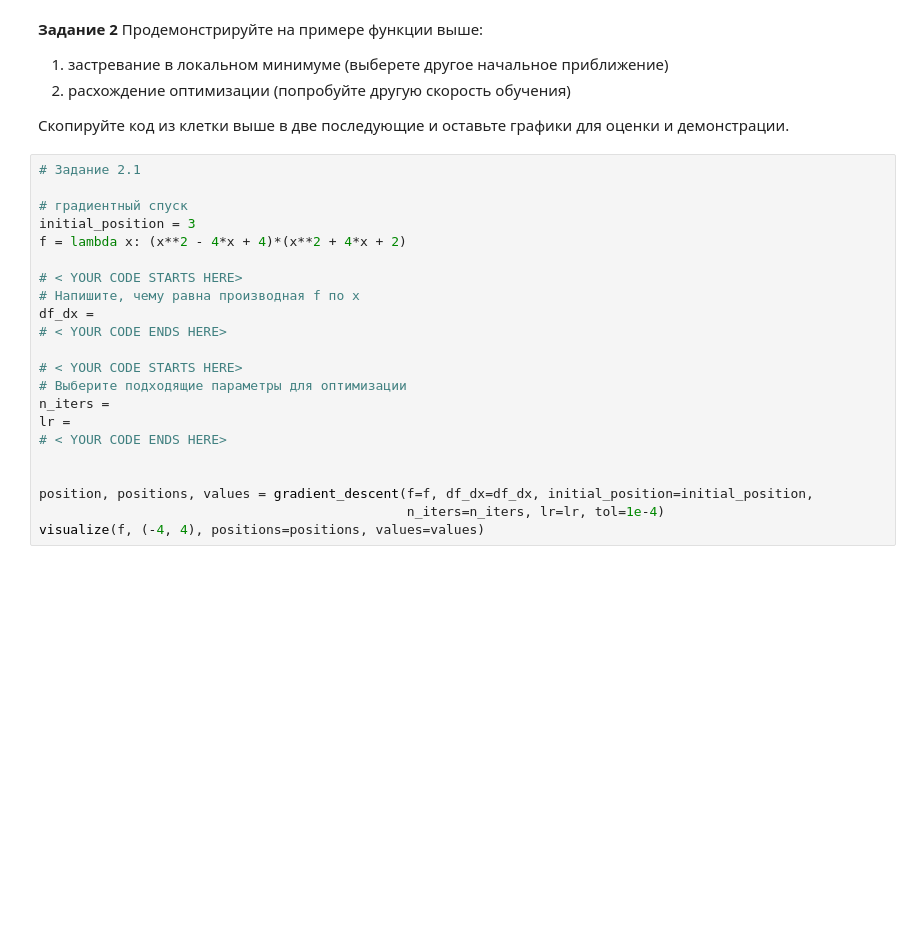
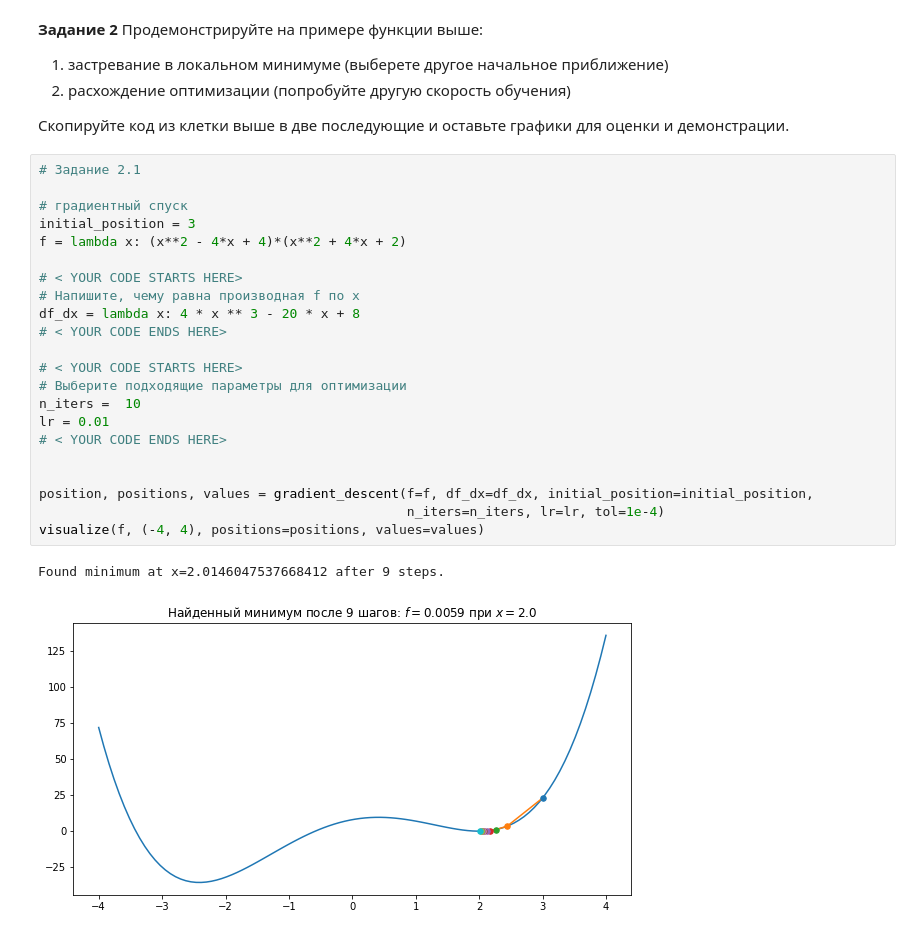
Before and after one commit to vsolodkyi/NeuralNetworks_SkillBox, a Jupyter notebook: module_2/practice_5_gd.ipynb, the cells around one changed output. Drawn from its saved outputs; the diff is of its cells as text; blank space fills up the shorter version.

```diff
--- a/module_2/practice_5_gd.ipynb
+++ b/module_2/practice_5_gd.ipynb
@@ -98,25 +108,28 @@ visualize(f, (-4, 4), positions=positions, values=values)
 # %%
 # Задание 2.1
 
 # градиентный спуск
 initial_position = 3
 f = lambda x: (x**2 - 4*x + 4)*(x**2 + 4*x + 2)
 
 # < YOUR CODE STARTS HERE>
 # Напишите, чему равна производная f по x
-df_dx =
+df_dx = lambda x: 4 * x ** 3 - 20 * x + 8
 # < YOUR CODE ENDS HERE>
 
 # < YOUR CODE STARTS HERE>
 # Выберите подходящие параметры для оптимизации
-n_iters =
-lr =
+n_iters =  10
+lr = 0.01
 # < YOUR CODE ENDS HERE>
 
 
 position, positions, values = gradient_descent(f=f, df_dx=df_dx, initial_position=initial_position,
                                                n_iters=n_iters, lr=lr, tol=1e-4)
 visualize(f, (-4, 4), positions=positions, values=values)
+# %% [output]
+Found minimum at x=2.0146047537668412 after 9 steps.
+[figure, added]
 # %%
 # Задание 2.1
 
```
Also changed, not shown: parts of 5 cells of this notebook.
